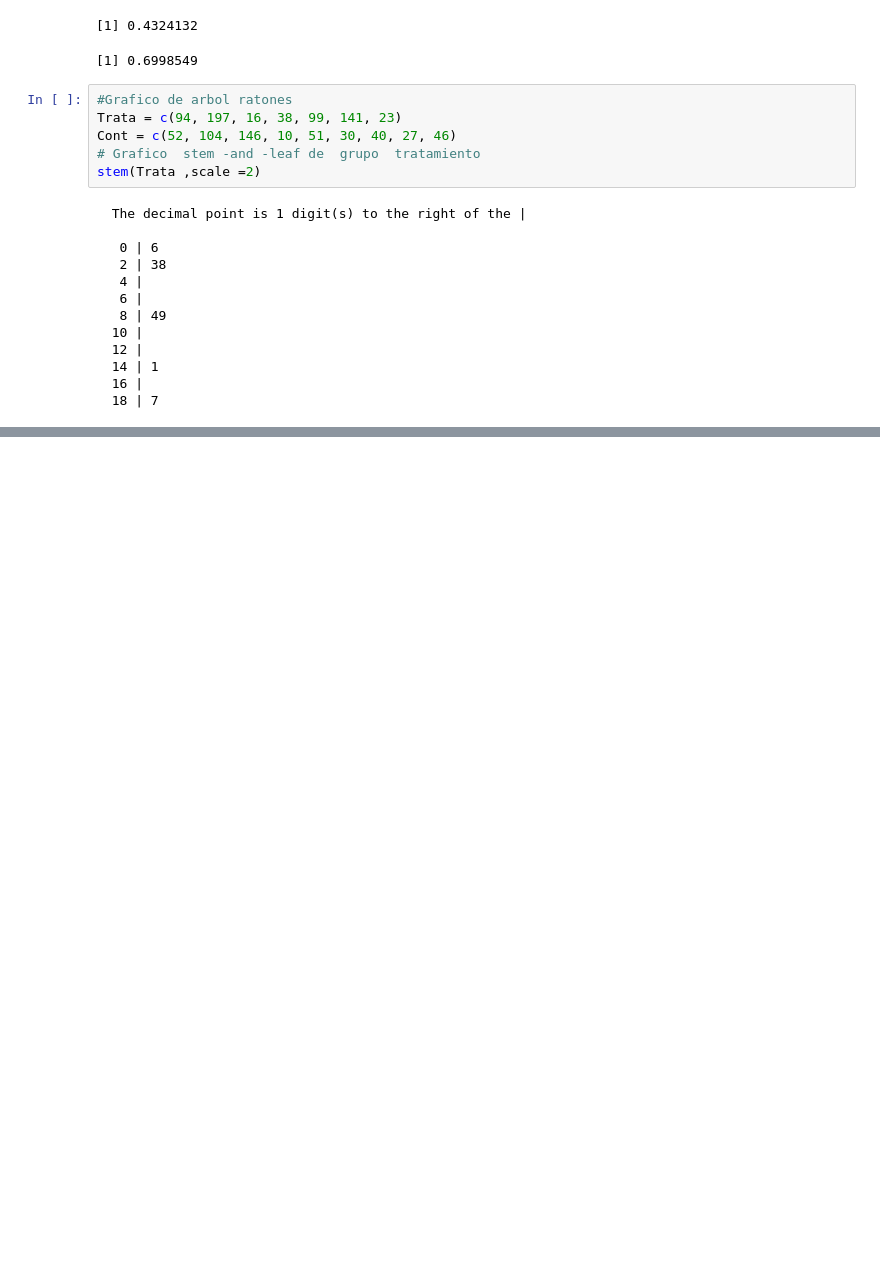
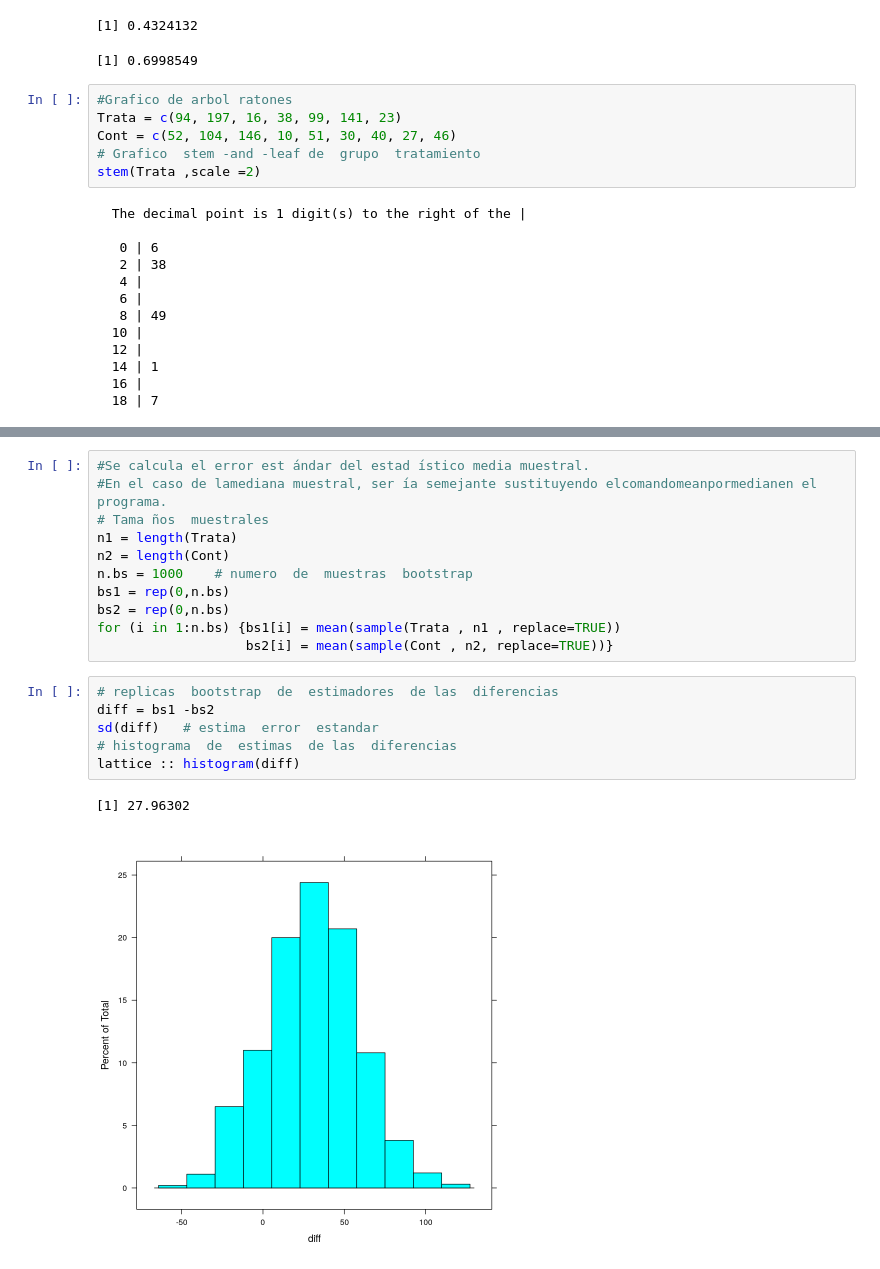
Before and after one commit to franhace/Proba-Estadistica, a Jupyter notebook: DistribEmpirica.ipynb, the cells around one changed output, grey strips where cells are left out. Cells and saved outputs as stored; diff of their text form; blank space fills up the shorter version.

```diff
--- a/DistribEmpirica.ipynb
+++ b/DistribEmpirica.ipynb
@@ -97,0 +146,20 @@ stem(Trata ,scale =2)
+# %%
+#Se calcula el error est ́andar del estad ́ıstico media muestral.
+#En el caso de lamediana muestral, ser ́ıa semejante sustituyendo elcomandomeanpormedianen el programa.
+# Tama ̃nos  muestrales
+n1 = length(Trata)
+n2 = length(Cont)
+n.bs = 1000    # numero  de  muestras  bootstrap
+bs1 = rep(0,n.bs)
+bs2 = rep(0,n.bs)
+for (i in 1:n.bs) {bs1[i] = mean(sample(Trata , n1 , replace=TRUE))
+                   bs2[i] = mean(sample(Cont , n2, replace=TRUE))}
+# %%
+# replicas  bootstrap  de  estimadores  de las  diferencias
+diff = bs1 -bs2
+sd(diff)   # estima  error  estandar
+# histograma  de  estimas  de las  diferencias
+lattice :: histogram(diff)
+# %% [output]
+[1] 27.96302
+[figure, added]
```
Also changed, not shown: parts of 7 cells of this notebook, 1 other file.
